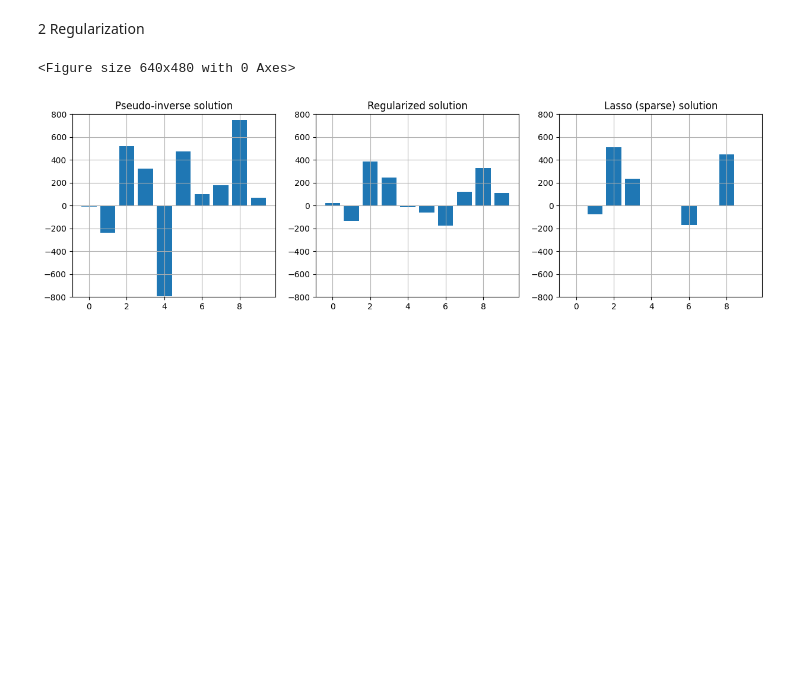
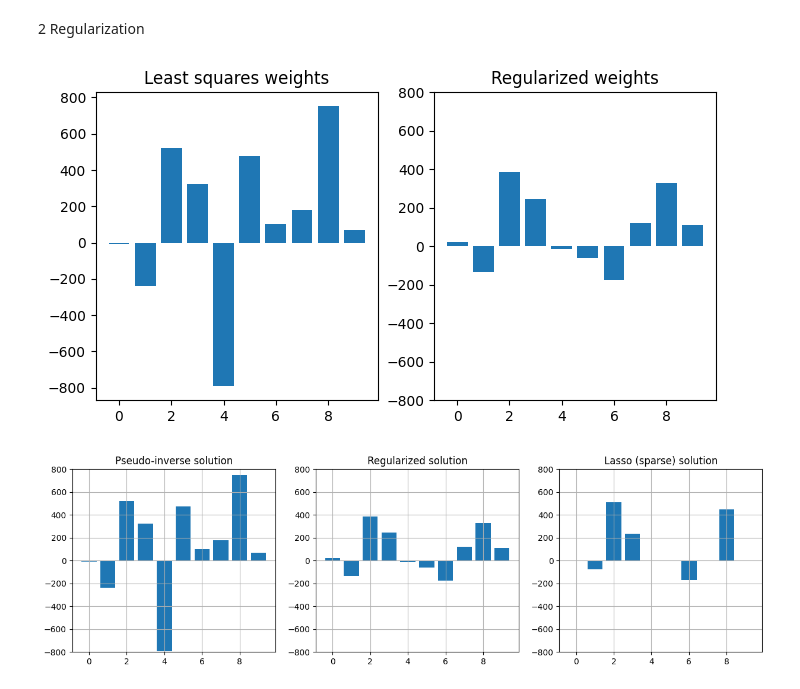
Before and after one commit to Prageeth-Dananjaya/CO544_Labs, a Jupyter notebook: Lab04/CO544_Lab4.ipynb, the cells around one changed output. Saved outputs shown, nothing was run; the diff lists cells and outputs as text; code cells hidden in the pictures; blank space fills up the shorter version.

```diff
--- a/Lab04/CO544_Lab4.ipynb
+++ b/Lab04/CO544_Lab4.ipynb
@@ -59,17 +63,20 @@ ax[1].scatter(t, th2, c='c', s=3)
 # %%
 # Tikhanov (quadratic) Regularizer
 
 gamma = 0.5
 wR = np.linalg.inv(X.T @ X + gamma*np.identity(NumFeatures)) @ X.T @ t
 
-# fig, ax = plt.subplots(nrows=1, ncols=2, figsize=(8,4))
-# ax[0].bar(np.arange(len(w)),w)
-# ax[1].bar(np.arange(len(w)),wR)
+fig, ax = plt.subplots(nrows=1, ncols=2, figsize=(8,4))
+ax[0].bar(np.arange(len(w)),w)
+ax[0].set_title('Least squares weights')
+ax[1].bar(np.arange(len(w)),wR)
+ax[1].set_title('Regularized weights')
+ax[1].set_ylim(-800, 800)
 
 
 plt.savefig("LeastSquareAndRegularizedWeights.jpg")
 # %% [output]
-<Figure size 640x480 with 0 Axes>
+[figure, added]
 # %%
 # Sparsity inducing (lasso) regularizer
 
```
Also changed, not shown: parts of 16 cells of this notebook.
